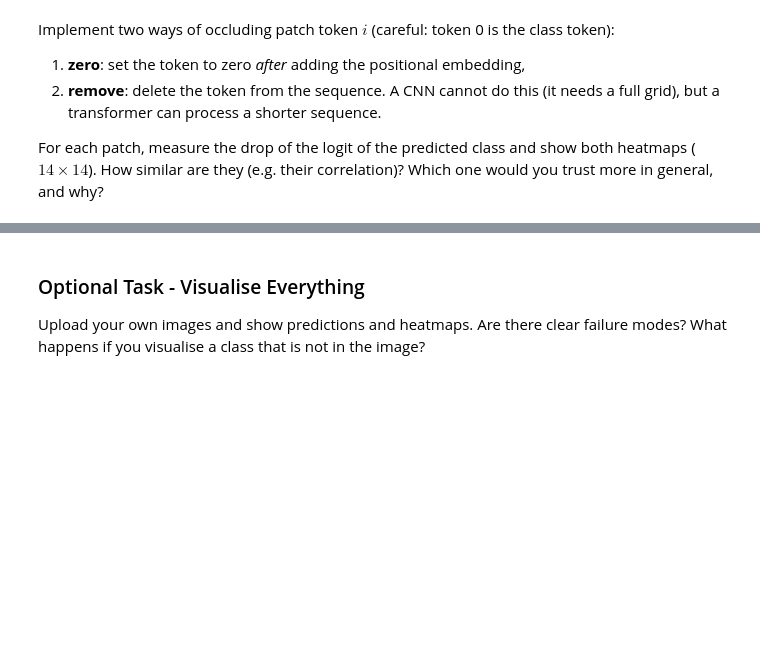
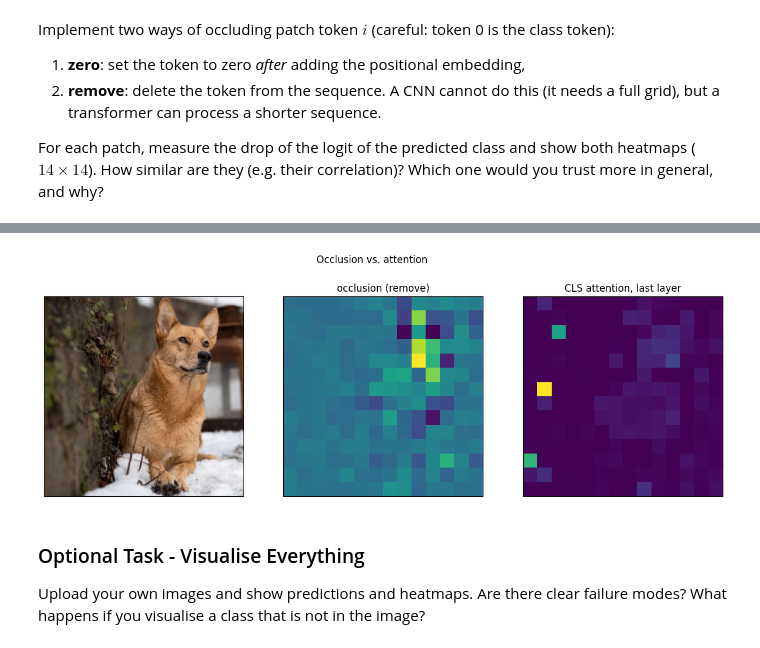
Before and after one commit to lcy412/computer_vision_praticals, a Jupyter notebook: practical2.ipynb, the cells around one changed output, grey strips where cells are left out. Cells and saved outputs as stored; diff of their text form; code cells hidden in the pictures; blank space fills up the shorter version.

```diff
--- a/practical2.ipynb
+++ b/practical2.ipynb
@@ -434,13 +456,42 @@ Do the two maps agree? Which one would you use to *explain the decision*, and wh
 # %%
 def last_layer_cls_attention(vit, image):
-    # TODO: return a 14 x 14 map of the class token's attention to the patch tokens in the last layer
-    return np.zeros((14, 14))
+    with torch.no_grad():
+        x = embed(vit, image)
+
+        blocks = list(vit.encoder.layers)
+
+        for block in blocks[:-1]:
+            x = block(x)
+
+        block = blocks[-1]
+
+        y = block.ln_1(x)
+
+        _, attn_weights = block.self_attention(
+            y, y, y,
+            need_weights=True,
+            average_attn_weights=True
+        )
+
+        attention = attn_weights[0, 0, 1:]
+
+        return attention.cpu().numpy().reshape(14, 14)
 
 attention = last_layer_cls_attention(vit, image)
-vis = Visualizer(num_rows=1, num_cols=3, figsize=(15, 5), axis_off=True, title='Occlusion vs. attention')
+
+vis = Visualizer(
+    num_rows=1,
+    num_cols=3,
+    figsize=(15, 5),
+    axis_off=True,
+    title='Occlusion vs. attention'
+)
+
 vis.add_image_subplot(0, 0, display)
 vis.add_image_subplot(0, 1, heatmaps['remove'], title_str='occlusion (remove)')
 vis.add_image_subplot(0, 2, attention, title_str='CLS attention, last layer')
+# %% [output]
+[figure, added]
 # %% [markdown]
 ### Optional Task - Visualise Everything
 Upload your own images and show predictions and heatmaps. Are there clear failure modes? What happens if you visualise a class that is not in the image?
```
Also changed, not shown: parts of 2 cells of this notebook.
